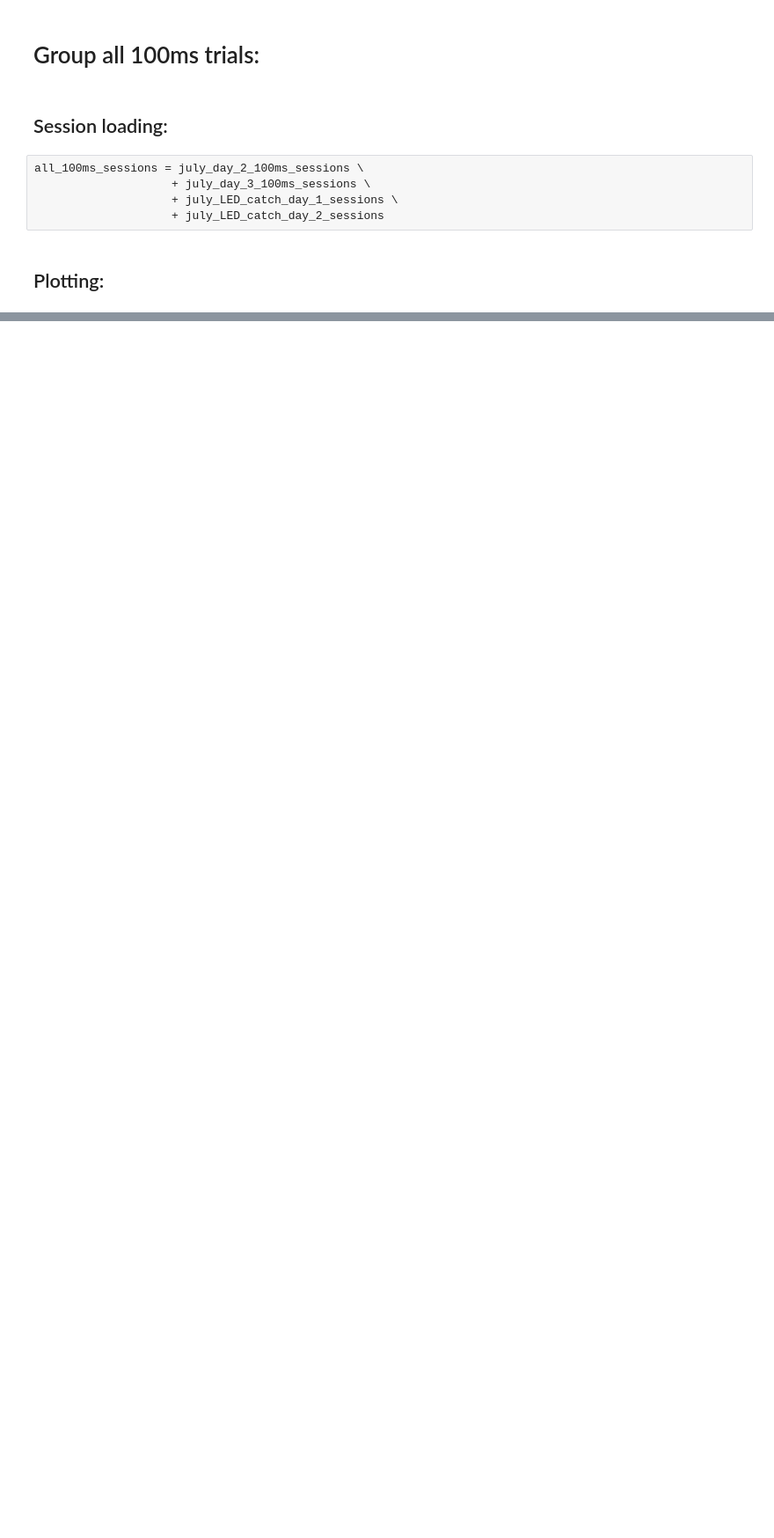
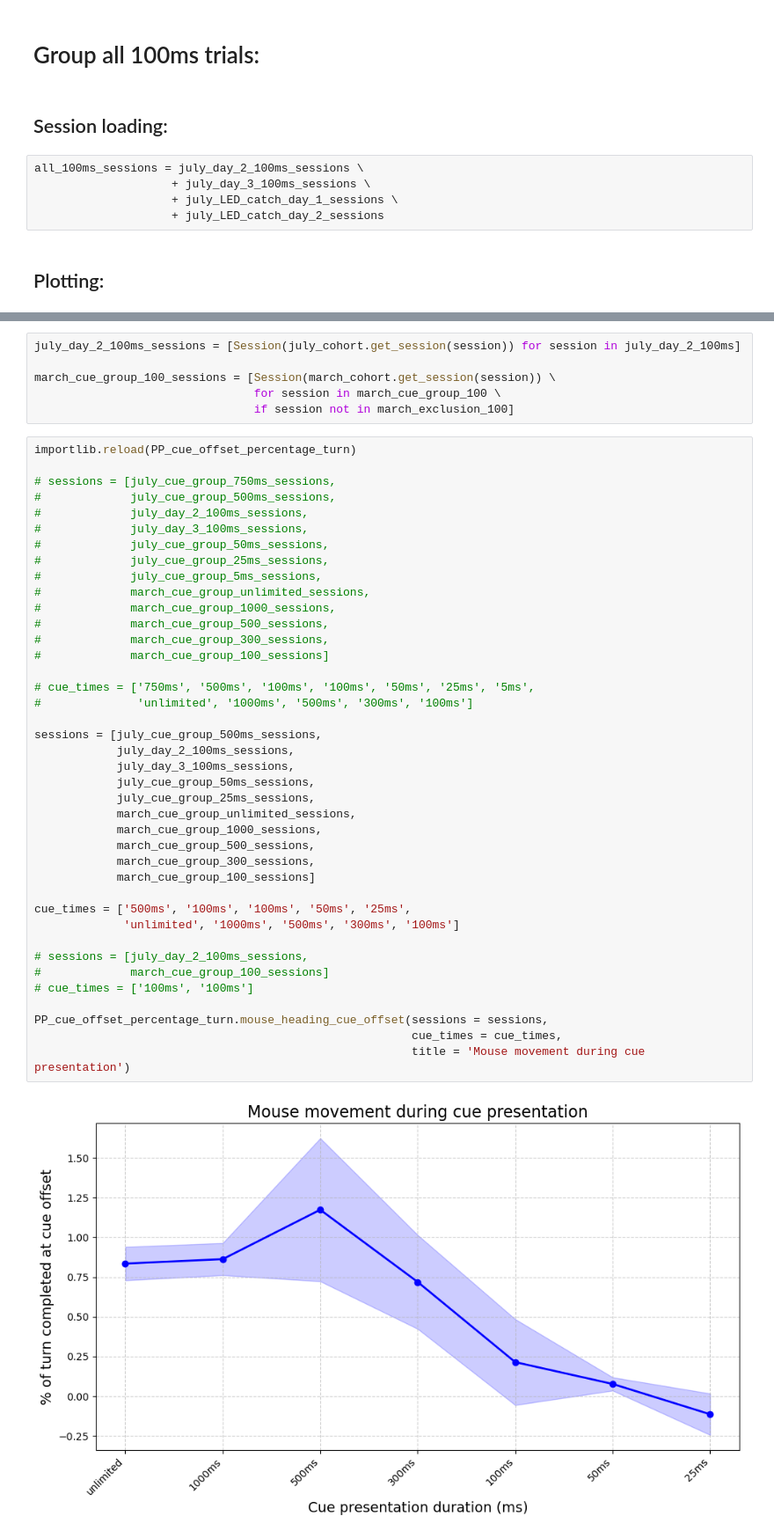
Before and after one commit to stef1029/hex_behav_analysis, a Jupyter notebook: PP_analysis_notebook_July_cohort.ipynb, the cells around one changed output, grey strips where cells are left out. Shown at 88% size. Drawn from its saved outputs; the diff is of its cells as text; blank space fills up the shorter version.

Commit message:
plotted percentage of turn done at cue offset

```diff
--- a/PP_analysis_notebook_July_cohort.ipynb
+++ b/PP_analysis_notebook_July_cohort.ipynb
@@ -506,0 +534,48 @@ PP_plot_performance.plot_performance_by_angle(all_100ms_sessions,
+# %%
+july_day_2_100ms_sessions = [Session(july_cohort.get_session(session)) for session in july_day_2_100ms]
+
+march_cue_group_100_sessions = [Session(march_cohort.get_session(session)) \
+                                for session in march_cue_group_100 \
+                                if session not in march_exclusion_100]
+# %%
+importlib.reload(PP_cue_offset_percentage_turn)
+
+# sessions = [july_cue_group_750ms_sessions,
+#             july_cue_group_500ms_sessions,
+#             july_day_2_100ms_sessions,
+#             july_day_3_100ms_sessions,
+#             july_cue_group_50ms_sessions,
+#             july_cue_group_25ms_sessions,
+#             july_cue_group_5ms_sessions,
+#             march_cue_group_unlimited_sessions,
+#             march_cue_group_1000_sessions,
+#             march_cue_group_500_sessions,
+#             march_cue_group_300_sessions,
+#             march_cue_group_100_sessions]
+
+# cue_times = ['750ms', '500ms', '100ms', '100ms', '50ms', '25ms', '5ms',
+#              'unlimited', '1000ms', '500ms', '300ms', '100ms']
+
+sessions = [july_cue_group_500ms_sessions,
+            july_day_2_100ms_sessions,
+            july_day_3_100ms_sessions,
+            july_cue_group_50ms_sessions,
+            july_cue_group_25ms_sessions,
+            march_cue_group_unlimited_sessions,
+            march_cue_group_1000_sessions,
+            march_cue_group_500_sessions,
+            march_cue_group_300_sessions,
+            march_cue_group_100_sessions]
+
+cue_times = ['500ms', '100ms', '100ms', '50ms', '25ms',
+             'unlimited', '1000ms', '500ms', '300ms', '100ms']
+
+# sessions = [july_day_2_100ms_sessions,
+#             march_cue_group_100_sessions]
+# cue_times = ['100ms', '100ms']
+
+PP_cue_offset_percentage_turn.mouse_heading_cue_offset(sessions = sessions,
+                                                       cue_times = cue_times,
+                                                       title = 'Mouse movement during cue presentation')
+# %% [output]
+[figure, added]
```
Also changed, not shown: parts of 9 cells of this notebook, 3 other files.
